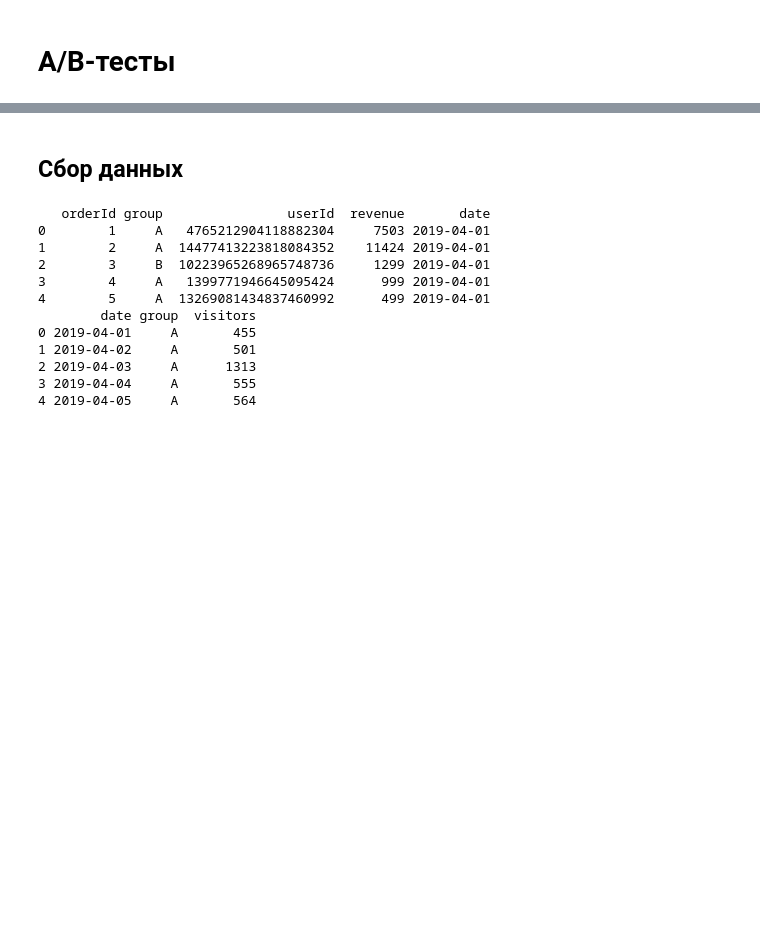
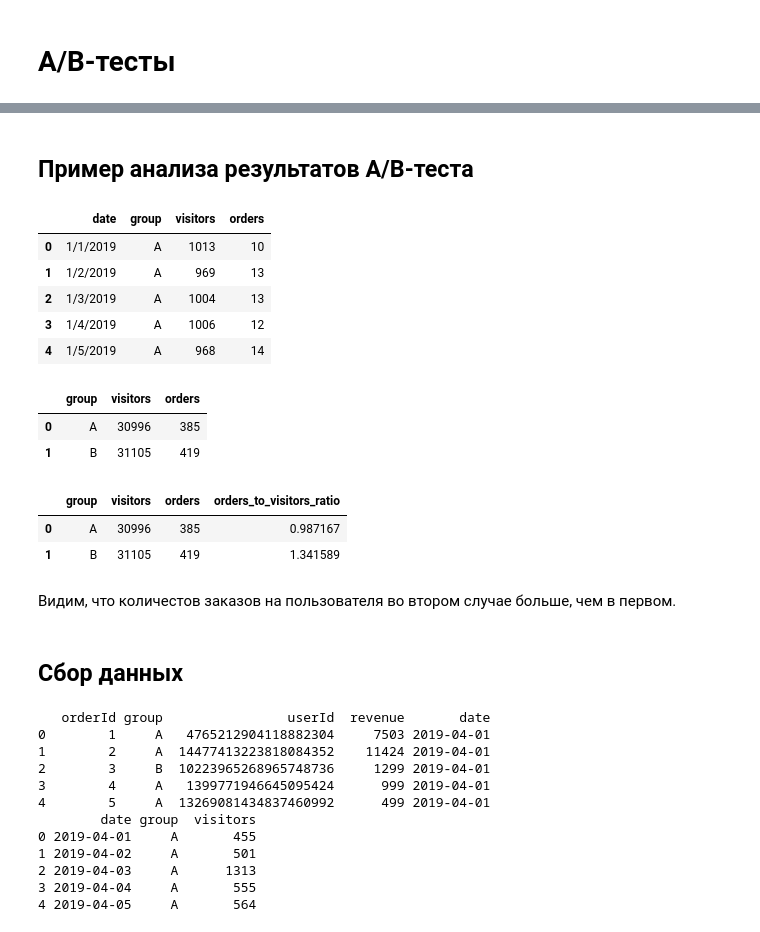
Before and after one commit to okeangel/da_portfolio, a Jupyter notebook: templates/a-b-test.ipynb, the cells around one changed output, grey strips where cells are left out. Saved outputs shown, nothing was run; the diff lists cells and outputs as text; code cells hidden in the pictures; blank space fills up the shorter version.

```diff
--- a/templates/a-b-test.ipynb
+++ b/templates/a-b-test.ipynb
@@ -5,0 +6,2 @@
+# %% [markdown]
+## Пример анализа результатов A/B-теста
@@ -6,3 +14,33 @@
+# %%
+data = pd.read_csv(BASE_URL + 'lesson_data_3-3.csv')
+data.head(5)
+# %% [output]
+|  | date | group | visitors | orders |
+| 0 | 1/1/2019 | A | 1013 | 10 |
+| 1 | 1/2/2019 | A | 969 | 13 |
+| 2 | 1/3/2019 | A | 1004 | 13 |
+| 3 | 1/4/2019 | A | 1006 | 12 |
+| 4 | 1/5/2019 | A | 968 | 14 |
+# %%
+data_new = (
+    data.groupby('group', as_index=False)
+    .agg({'visitors': 'sum', 'orders': 'sum'})
+)
+data_new
+# %% [output]
+|  | group | visitors | orders |
+| 0 | A | 30996 | 385 |
+| 1 | B | 31105 | 419 |
+# %%
+data_new['orders_to_visitors_ratio'] = (
+    data['orders'] * 100 / data['visitors'])
+data_new
+# %% [output]
+|  | group | visitors | orders | orders_to_visitors_ratio |
+| 0 | A | 30996 | 385 | 0.987167 |
+| 1 | B | 31105 | 419 | 1.341589 |
+# %% [markdown]
+Видим, что количестов заказов на пользователя во втором случае больше, чем в первом.
 # %% [markdown]
 ## Сбор данных
 # %%
```
Also changed, not shown: parts of 17 cells of this notebook, 4 other files.
